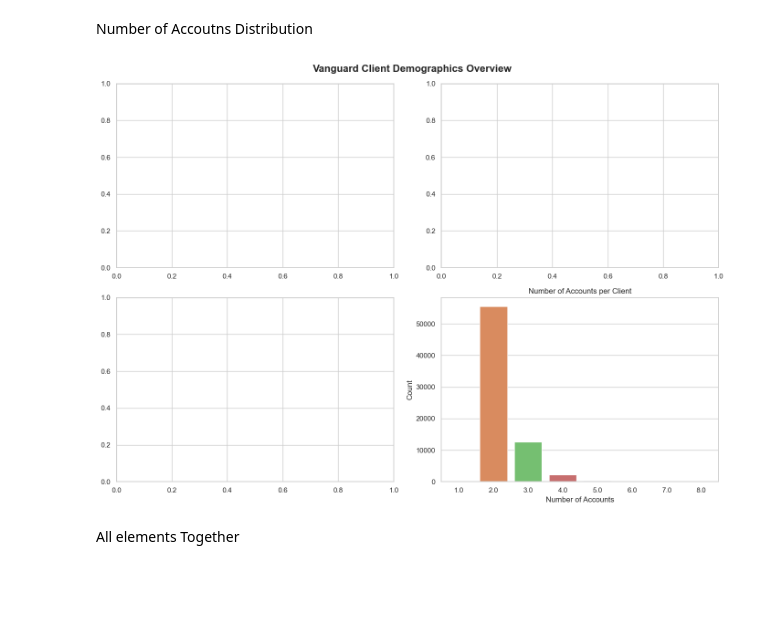
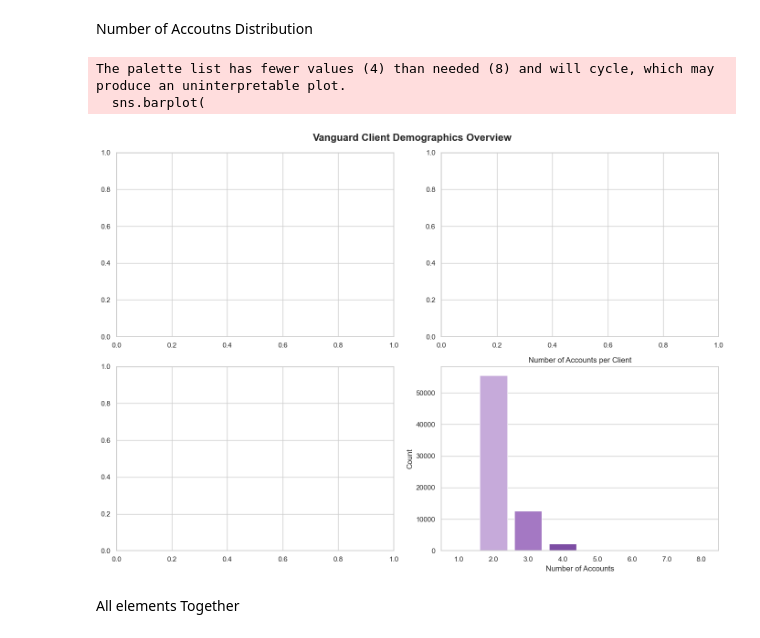
Before and after one commit to craftedbygaby/AB_testing, a Jupyter notebook: Python_script/01_eda_Demographic CB.ipynb, the cells around one changed output. Cells and saved outputs as stored; diff of their text form; code cells hidden in the pictures; blank space fills up the shorter version.

```diff
--- a/Python_script/01_eda_Demographic CB.ipynb
+++ b/Python_script/01_eda_Demographic CB.ipynb
@@ -159,28 +238,33 @@ plt.show()
 [figure]
 # %% [markdown]
 Number of Accoutns Distribution
-# %%
-fig, axes = plt.subplots(2, 2, figsize=(14, 10))
-fig.suptitle("Vanguard Client Demographics Overview", fontsize=16, fontweight="bold")
-
-acct_counts = df["num_accts"].value_counts().sort_index()
-
-sns.barplot(
-    x=acct_counts.index,
-    y=acct_counts.values,
-    ax=axes[1, 1],
-    hue=acct_counts.index,
-    palette="muted",
-    legend=False
-)
-
-axes[1, 1].set_title("Number of Accounts per Client")
-axes[1, 1].set_xlabel("Number of Accounts")
-axes[1, 1].set_ylabel("Count")
-
-plt.tight_layout()
-plt.show()
-# %% [output]
-[figure, removed]
+# %%
+fig, axes = plt.subplots(2, 2, figsize=(14, 10))
+fig.suptitle("Vanguard Client Demographics Overview", fontsize=16, fontweight="bold")
+
+acct_counts = df["num_accts"].value_counts().sort_index()
+
+purple_palette = ["#E6DAF7", "#C8A2E2", "#A76BCF", "#7E3FB2"]
+
+sns.barplot(
+    x=acct_counts.index.astype(str),
+    y=acct_counts.values,
+    ax=axes[1, 1],
+    hue=acct_counts.index.astype(str),
+    palette=purple_palette,
+    legend=False,
+    dodge=False
+)
+
+axes[1, 1].set_title("Number of Accounts per Client")
+axes[1, 1].set_xlabel("Number of Accounts")
+axes[1, 1].set_ylabel("Count")
+
+plt.tight_layout()
+plt.show()
+# %% [output]
+The palette list has fewer values (4) than needed (8) and will cycle, which may produce an uninterpretable plot.
+  sns.barplot(
+[figure, added]
 # %% [markdown]
 All elements Together
```
Also changed, not shown: parts of 30 cells of this notebook.
